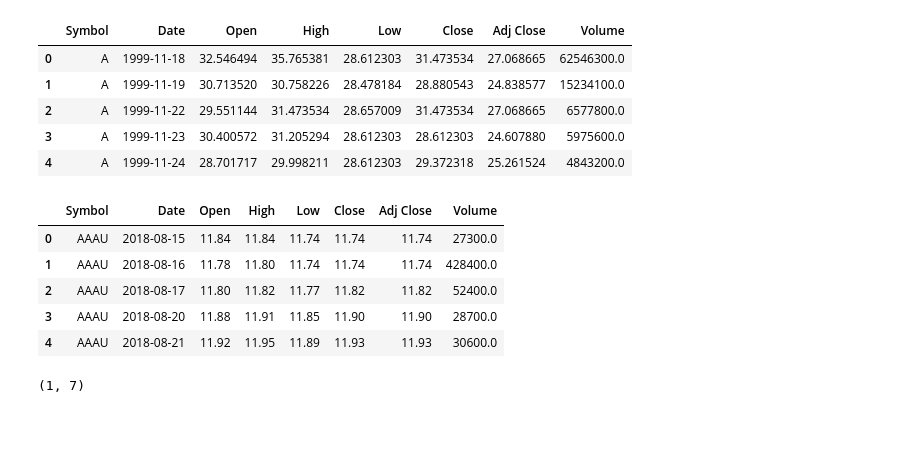
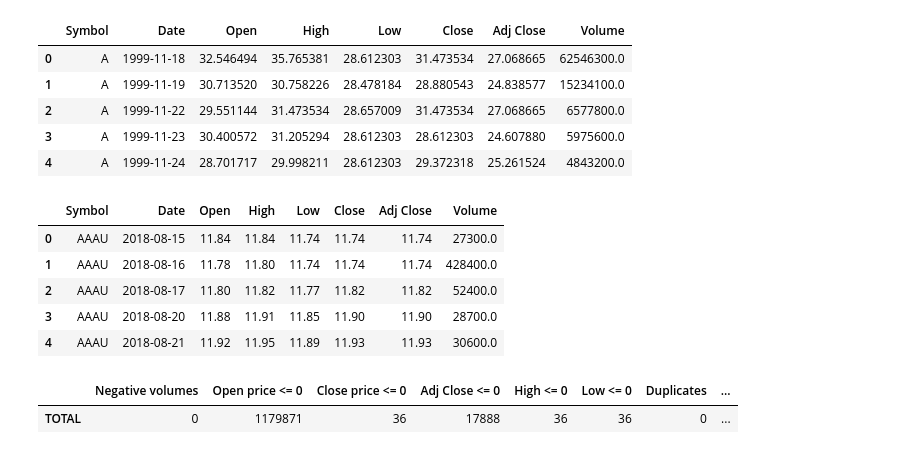
Before and after one commit to chedliabd/cross-exchange-asset-analysis, a Jupyter notebook: results.ipynb, the cells around one changed output. Cells and saved outputs as stored; diff of their text form; code cells hidden in the pictures; blank space fills up the shorter version.

```diff
--- a/results.ipynb
+++ b/results.ipynb
@@ -42,12 +42,13 @@ etfs.head()
 | 3 | AAAU | 2018-08-20 | 11.88 | 11.91 | 11.85 | 11.90 | 11.90 | 28700.0 |
 | 4 | AAAU | 2018-08-21 | 11.92 | 11.95 | 11.89 | 11.93 | 11.93 | 30600.0 |
 # %%
-from src.utils.data_inspection import *
+from src.utils.data_inspection import invalids_summary
 
 stocks_totals = invalids_summary(stocks)
-stocks_totals.shape
+stocks_totals.head()
 # %% [output]
-(1, 7)
+|  | Negative volumes | Open price <= 0 | Close price <= 0 | Adj Close <= 0 | High <= 0 | Low <= 0 | Duplicates | ... |
+| TOTAL | 0 | 1179871 | 36 | 17888 | 36 | 36 | 0 | ... |
 # %%
 etfs_totals = invalids_summary(etfs)
 etfs_totals.head()
```
Also changed, not shown: parts of 9 cells of this notebook, 3 other files.
